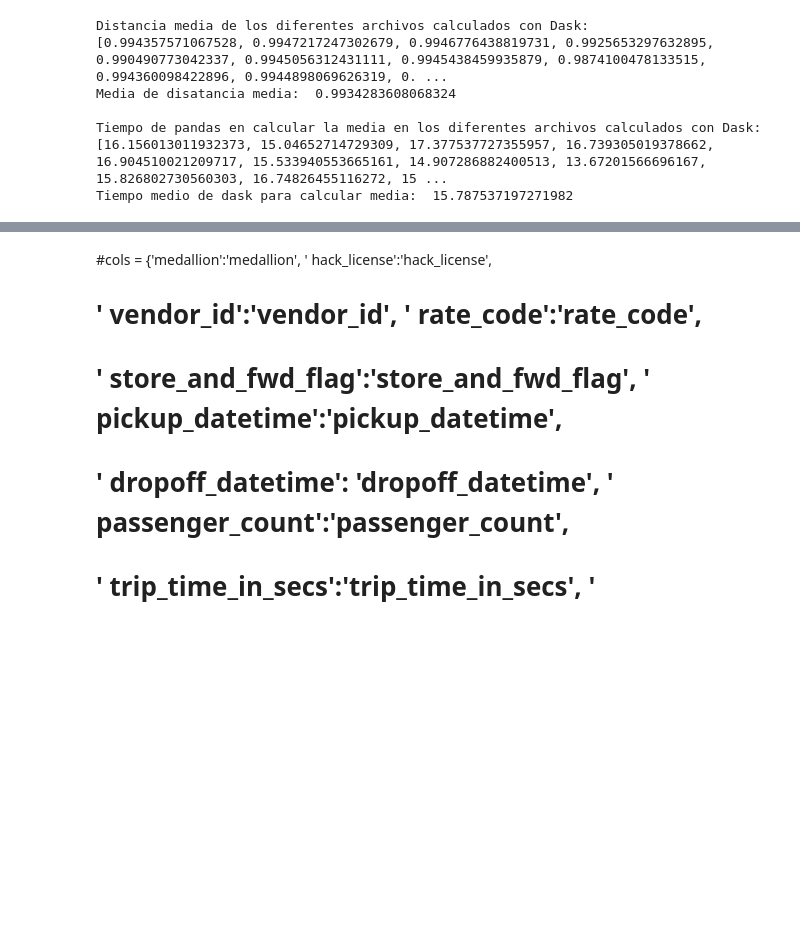
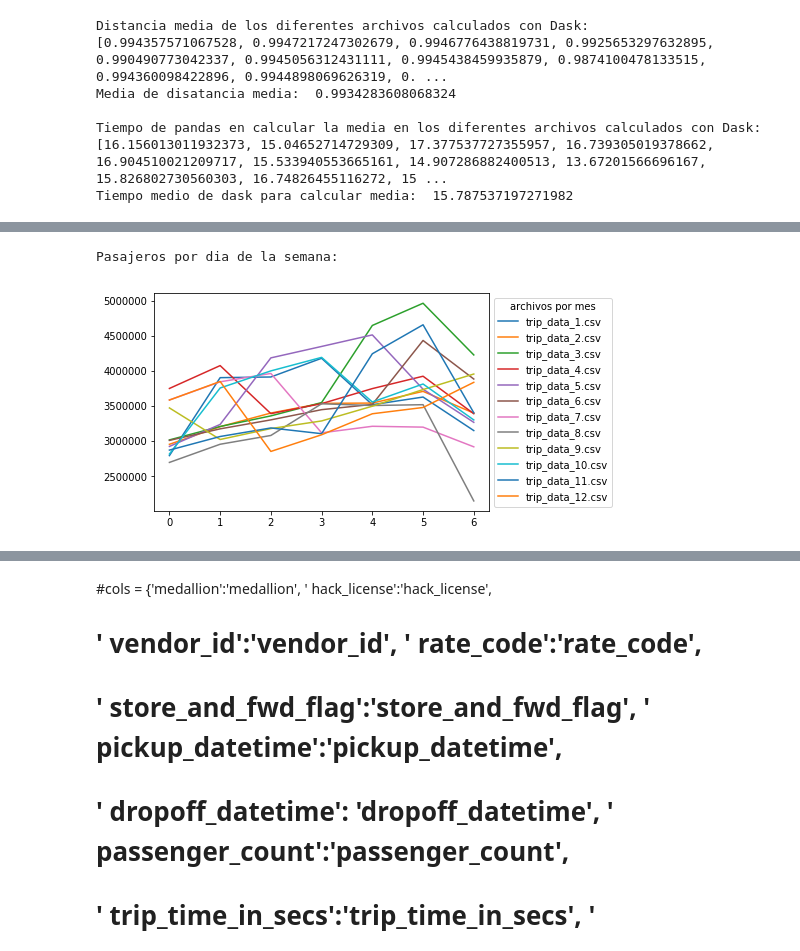
Before and after one commit to htapiagroup/sistemas-distribuidos-evaluacion-intersemestral-lorgid1, a Jupyter notebook: Examen1_2.ipynb, the cells around one changed output, grey strips where cells are left out. Cells and saved outputs as stored; diff of their text form; code cells hidden in the pictures; blank space fills up the shorter version.

```diff
--- a/Examen1_2.ipynb
+++ b/Examen1_2.ipynb
@@ -498,0 +558,11 @@ NameError: ignored
+# %%
+zzz =0
+print("Pasajeros por dia de la semana:")
+print("")
+for pds in pasajerosPorDiaSemanaCount:
+  plt.plot(pds, label = archivos[zzz]) #Adrian
+  zzz+=1
+  plt.legend(title="archivos por mes", loc='center left', bbox_to_anchor=(1, 0.5)) # Adrian
+# %% [output]
+Pasajeros por dia de la semana:
+[figure, added]
```
Also changed, not shown: parts of 12 cells of this notebook.
